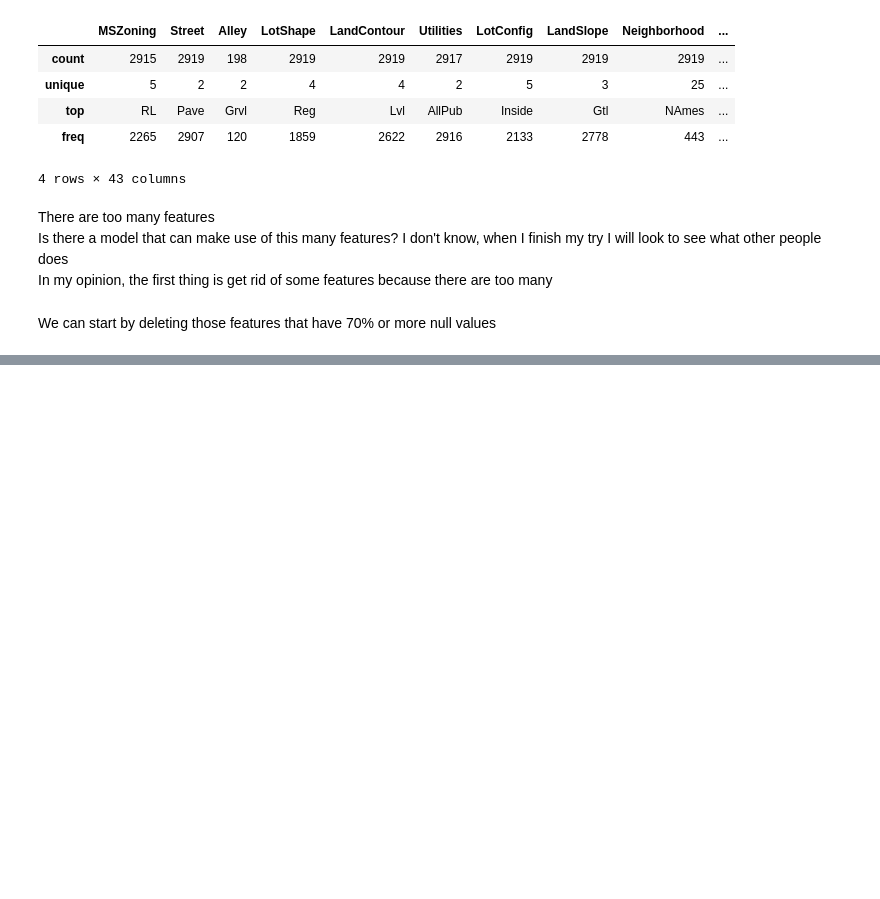
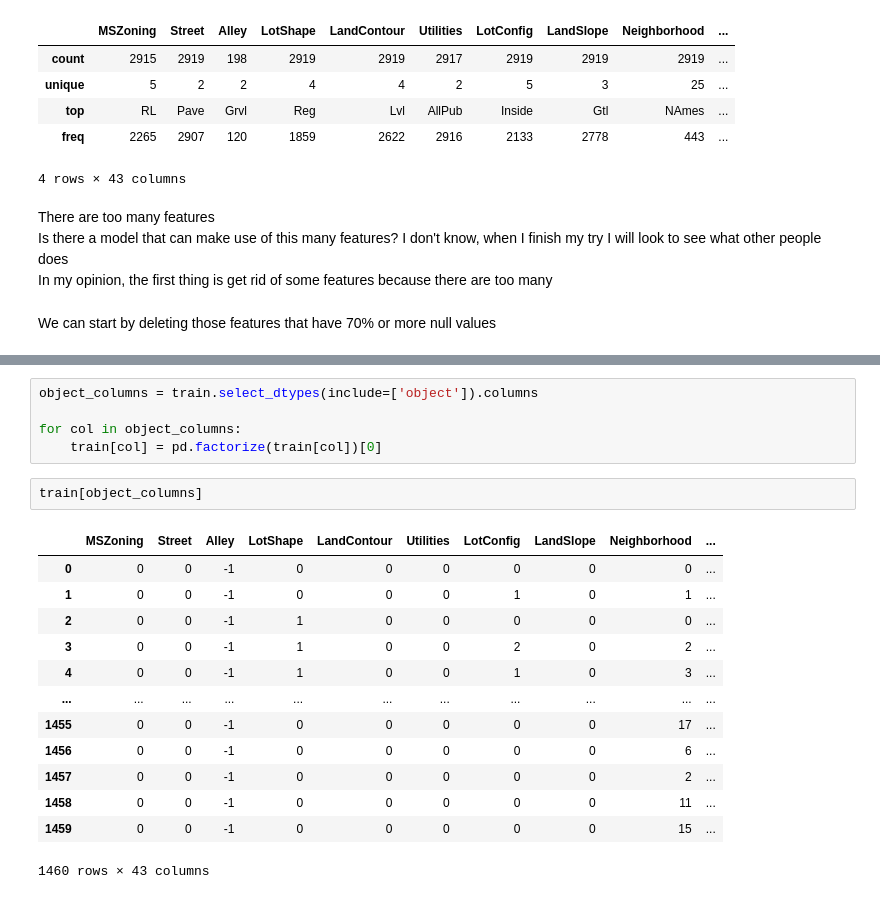
Before and after one commit to joseantonio002/kaggle, a Jupyter notebook: housing_prices/hp.ipynb, the cells around one changed output, grey strips where cells are left out. Saved outputs shown, nothing was run; the diff lists cells and outputs as text; blank space fills up the shorter version.

```diff
--- a/housing_prices/hp.ipynb
+++ b/housing_prices/hp.ipynb
@@ -74,0 +87,21 @@ dtype: int64
+# %%
+object_columns = train.select_dtypes(include=['object']).columns
+
+for col in object_columns:
+    train[col] = pd.factorize(train[col])[0]
+# %%
+train[object_columns]
+# %% [output]
+|  | MSZoning | Street | Alley | LotShape | LandContour | Utilities | LotConfig | LandSlope | Neighborhood | ... |
+| 0 | 0 | 0 | -1 | 0 | 0 | 0 | 0 | 0 | 0 | ... |
+| 1 | 0 | 0 | -1 | 0 | 0 | 0 | 1 | 0 | 1 | ... |
+| 2 | 0 | 0 | -1 | 1 | 0 | 0 | 0 | 0 | 0 | ... |
+| 3 | 0 | 0 | -1 | 1 | 0 | 0 | 2 | 0 | 2 | ... |
+| 4 | 0 | 0 | -1 | 1 | 0 | 0 | 1 | 0 | 3 | ... |
+| ... | ... | ... | ... | ... | ... | ... | ... | ... | ... | ... |
+| 1455 | 0 | 0 | -1 | 0 | 0 | 0 | 0 | 0 | 17 | ... |
+| 1456 | 0 | 0 | -1 | 0 | 0 | 0 | 0 | 0 | 6 | ... |
+| 1457 | 0 | 0 | -1 | 0 | 0 | 0 | 0 | 0 | 2 | ... |
+| 1458 | 0 | 0 | -1 | 0 | 0 | 0 | 0 | 0 | 11 | ... |
+| 1459 | 0 | 0 | -1 | 0 | 0 | 0 | 0 | 0 | 15 | ... |
+1460 rows × 43 columns
```
Also changed, not shown: parts of 7 cells of this notebook.
